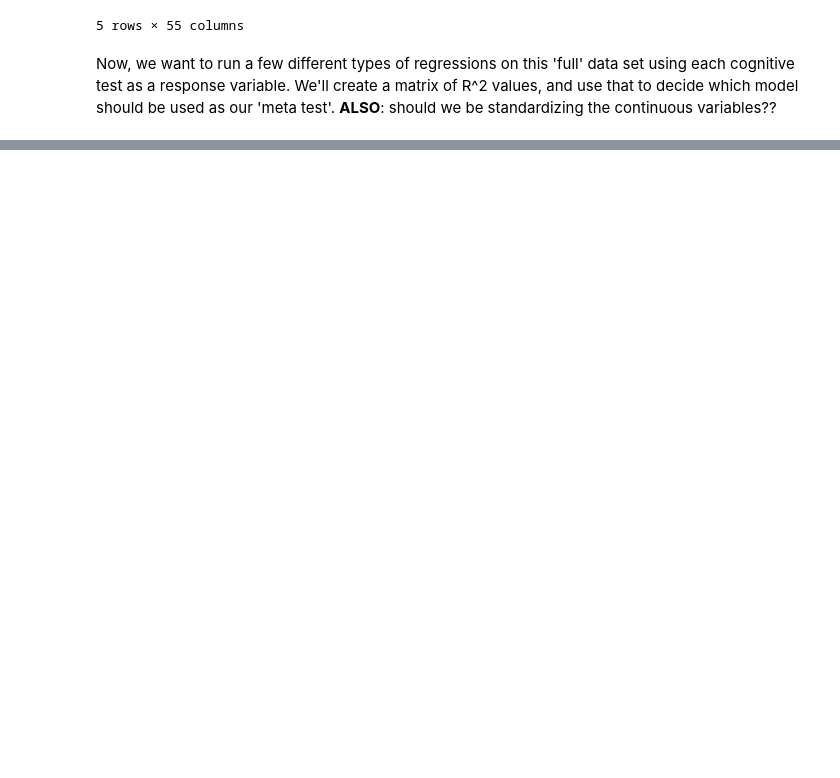
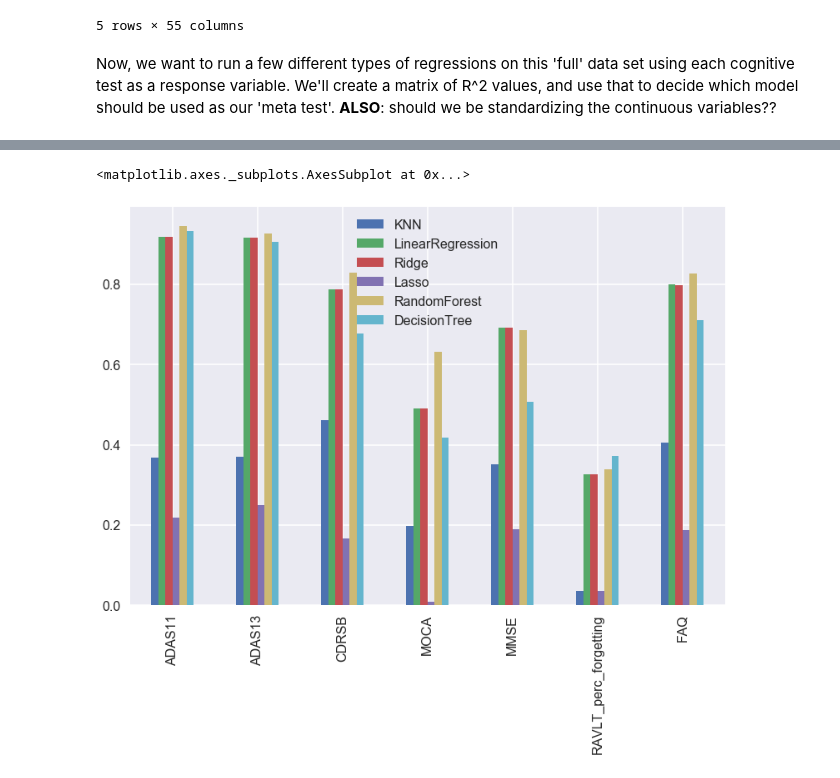
Before and after one commit to agasthyaps/CS109-Final, a Jupyter notebook: ADNI Project.ipynb, the cells around one changed output, grey strips where cells are left out. Saved outputs shown, nothing was run; the diff lists cells and outputs as text; code cells hidden in the pictures; blank space fills up the shorter version.

```diff
--- a/ADNI Project.ipynb
+++ b/ADNI Project.ipynb
@@ -150,7 +151,7 @@ def split_and_score(df, response_col_name, model):
     train = df[msk]
     test = df[~msk]
 
-    predictors = [i for i in df.columns if i not in response_col_name]
+    predictors = [i for i in df.columns[1:] if i not in response_col_name]
     x = train[predictors]
     y = train[response_col_name]
 
@@ -177,10 +178,10 @@ def make_score_df(df,response_vars,model_dict):
 
     return score_df
 # %%
-cog_tests = ['MMSE','RAVLT_perc_forgetting','FAQ']
+cog_tests = ['ADAS11','ADAS13','CDRSB','MOCA','MMSE','RAVLT_perc_forgetting','FAQ']
 
 models = {}
-models['KNN'] = KNeighborsRegressor(n_neighbors = 5)
+models['KNN'] = KNeighborsRegressor(n_neighbors = 25)
 models['LinearRegression'] = LinearRegression(fit_intercept = True)
 models['Ridge'] = RidgeCV()
 models['Lasso'] = LassoCV()
@@ -195,0 +192,6 @@ make_score_df(full_data,cog_tests,models)
+# %%
+sns.set_context("poster")
+poop.plot(kind="bar")
+# %% [output]
+<matplotlib.axes._subplots.AxesSubplot at 0x...>
+[figure, added]
```
Also changed, not shown: parts of 9 cells of this notebook.
